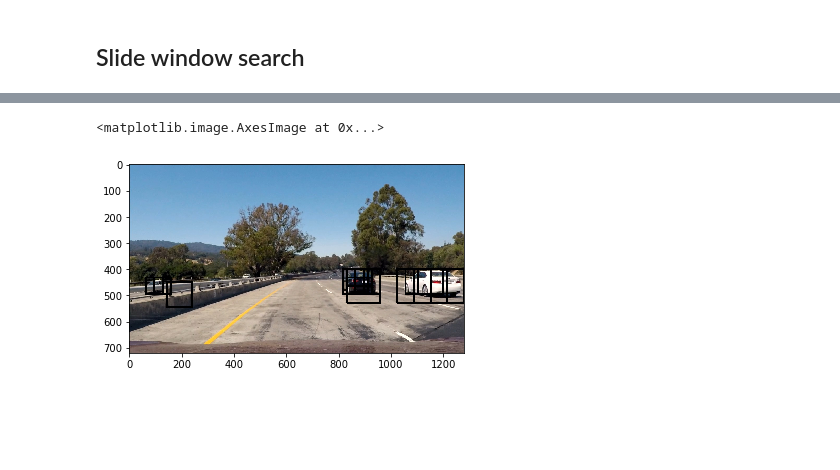
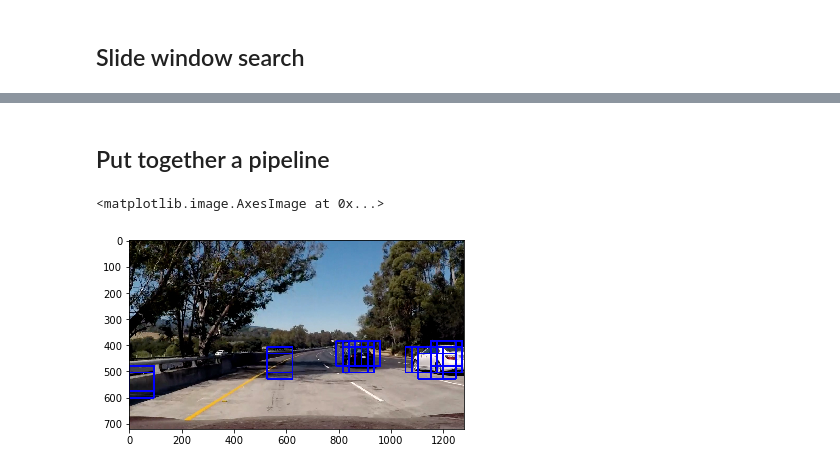
Before and after one commit to shuangxia/self-driving-car-engineer, a Jupyter notebook: P5-submission/vehicles_detection.ipynb, the cells around one changed output, grey strips where cells are left out. Drawn from its saved outputs; the diff is of its cells as text; code cells hidden in the pictures; blank space fills up the shorter version.

Commit message:
pipeline draft

```diff
--- a/P5-submission/vehicles_detection.ipynb
+++ b/P5-submission/vehicles_detection.ipynb
@@ -329,14 +201,13 @@ def search_windows(img, windows, clf, scaler, color_space='RGB',
 # %%
-image = mpimg.imread('test_images/test1.jpg')
+image = mpimg.imread('test_images/test5.jpg')
 draw_image = np.copy(image)
 
 # Uncomment the following line if you extracted training
 # data from .png images (scaled 0 to 1 by mpimg) and the
 # image you are searching is a .jpg (scaled 0 to 255)
 image = image.astype(np.float32)/255
-xy_windows = [(64,64), (96,96), (128,128), (256,256)]
-y_start_stops = [[400, 600], [400, 600], [400, None], [400, None]]
-
+xy_windows =  [(96,96), (128,128)]
+y_start_stops = [[400, 600], [400, None]]
 windows_all = []
 for xy_window, y_start_stop in zip(xy_windows, y_start_stops):
     windows = slide_window(image, x_start_stop=[None, None], y_start_stop=y_start_stop,
@@ -358,0 +263,4 @@ hot_windows = search_windows(image, windows_all, svc, X_scaler, color_space=colo
+# %% [markdown]
+## Put together a pipeline
+# %%
+pipeline_parameters = dict(parameters, **{'scaler': X_scaler,'clf': svc})
@@ -359,7 +337,12 @@ hot_windows = search_windows(image, windows_all, svc, X_scaler, color_space=colo
+# %%
+image = mpimg.imread('test_images/test5.jpg')
+draw_image = np.copy(image)
+# %%
+bboxes = find_cars(image, 384, 600, 1.5, **pipeline_parameters)
 # %%
-window_img = draw_boxes(image, hot_windows, color=(0, 0, 255), thick=6)
+window_img = draw_boxes(draw_image, bboxes, color=(0, 0, 255), thick=6)
 
 plt.imshow(window_img)
 # %% [output]
 <matplotlib.image.AxesImage at 0x...>
-[figure, old version]
+[figure, new version]
```
Also changed, not shown: parts of 45 cells of this notebook.
